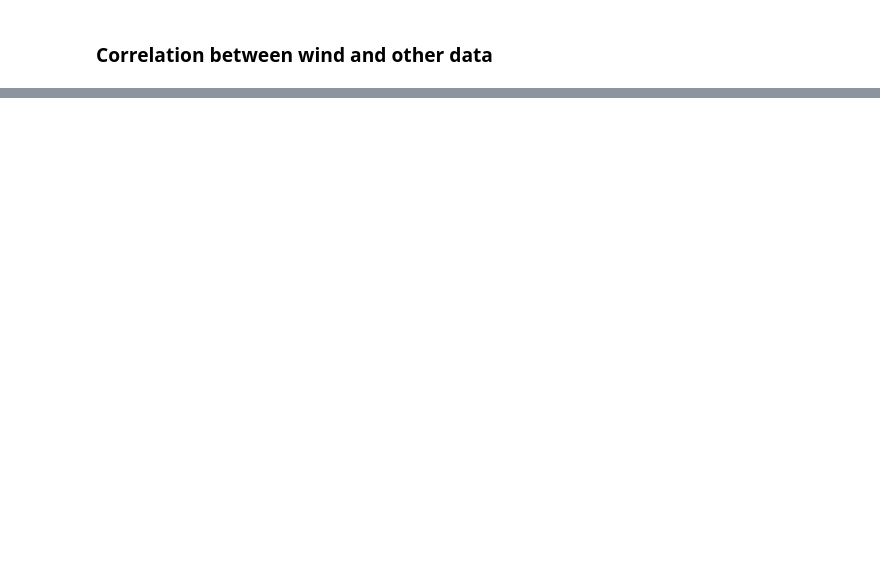
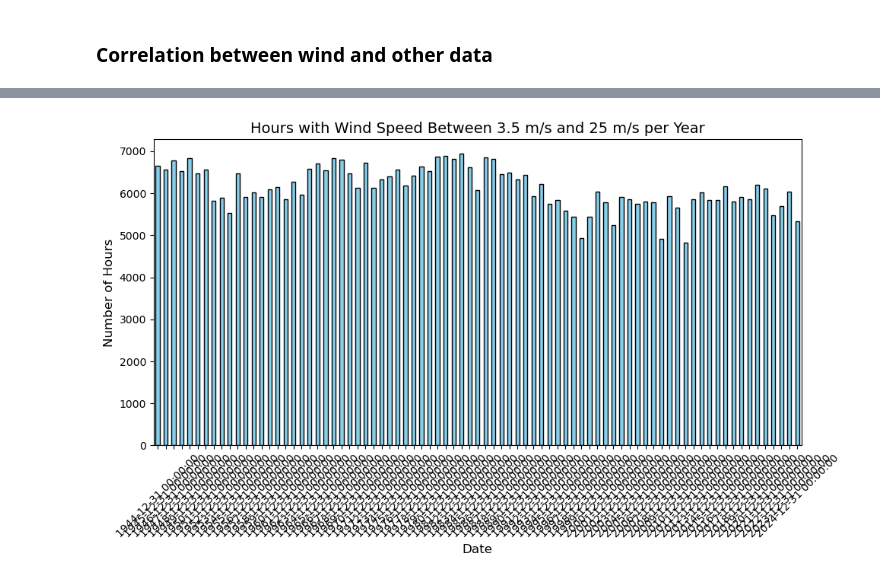
Before and after one commit to ermelinda-q/PFDA, a Jupyter notebook: project/project.ipynb, the cells around one changed output, grey strips where cells are left out. Cells and saved outputs as stored; diff of their text form; code cells hidden in the pictures; blank space fills up the shorter version.

```diff
--- a/project/project.ipynb
+++ b/project/project.ipynb
@@ -230,0 +229,5 @@ plt.show()
+# %%
+# Making changes to the dataset by adding a new column
+df_valentia = add_air_density_column(df_valentia)
+# Checking if it works
+df_valentia.head(5)
@@ -230,0 +286,4 @@ plt.show()
+# %%
+df_optimal_valentia = df_valentia[(df_valentia['wdsp_m/s'] >= 3.5) & (df_valentia['wdsp_m/s'] <25)]
+
+df_optimal_valentia
@@ -230,0 +364,3 @@ plt.show()
+# %%
+hours_per_year = group_by_dataset(df_optimal_valentia, time='YE')
+hours_per_year
@@ -230,0 +396,16 @@ plt.show()
+# %%
+# Plot the data
+plt.figure(figsize=(10, 6))  # Optional: specify the figure size
+hours_per_year.plot(kind='bar', color='skyblue', edgecolor='black')  # Bar chart for daily hours
+
+# Set the title and labels
+plt.title('Hours with Wind Speed Between 3.5 m/s and 25 m/s per Year', fontsize=14)
+plt.xlabel('Date', fontsize=12)
+plt.ylabel('Number of Hours', fontsize=12)
+
+# Show the plot
+plt.xticks(rotation=45)  # Optional: rotate x-axis labels for better readability
+plt.tight_layout()  # Optional: adjust layout to make it look better
+plt.show()
+# %% [output]
+[figure, added]
```
Also changed, not shown: parts of 25 cells of this notebook, 2 other files.
